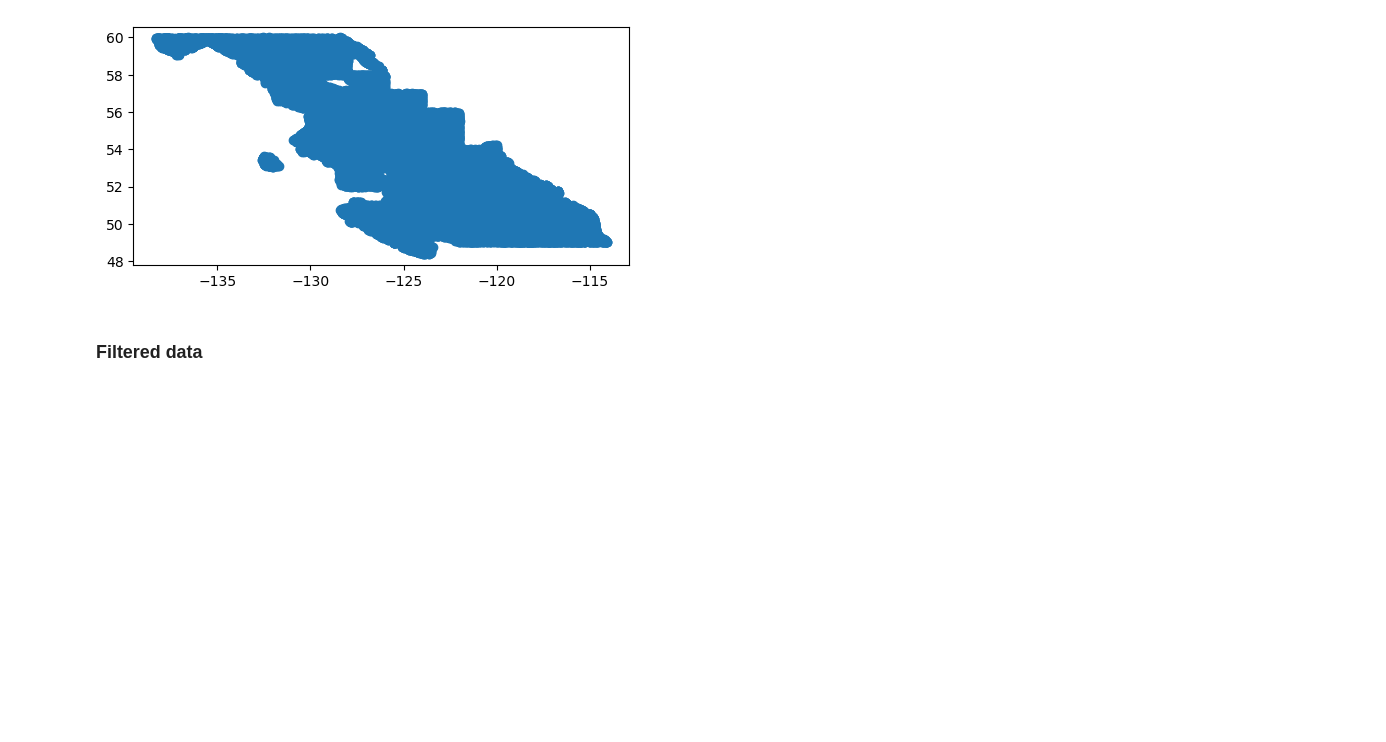
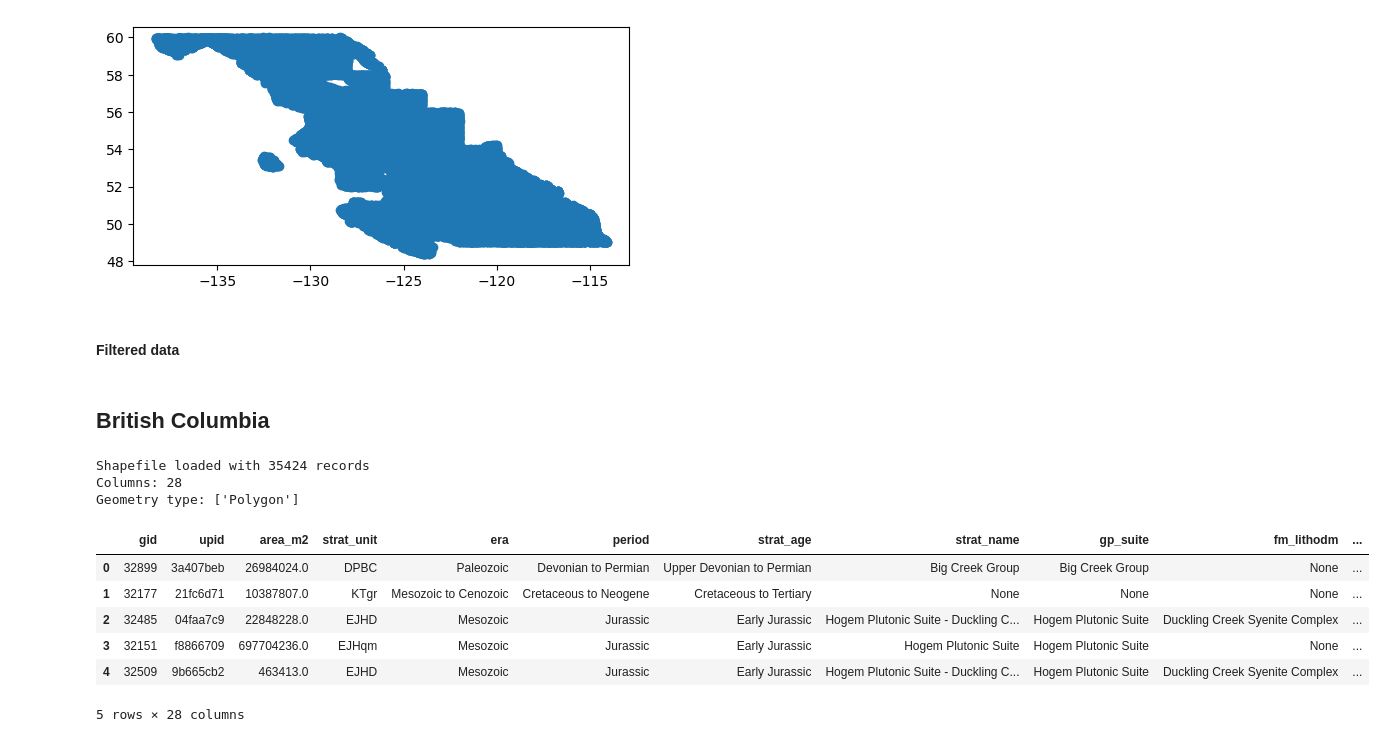
Before and after one commit to cvillarragamo/Tech_Treasures_Challenge, a Jupyter notebook: 1_Data_Collection_Cleaning.ipynb, the cells around one changed output. Drawn from its saved outputs; the diff is of its cells as text; code cells hidden in the pictures; blank space fills up the shorter version.

```diff
--- a/1_Data_Collection_Cleaning.ipynb
+++ b/1_Data_Collection_Cleaning.ipynb
@@ -80,7 +83,22 @@ Esperare a ver que dicen el paper sobre cual es la forma de explorar CM en sedim
 <Axes: >
 [figure]
 # %% [markdown]
-### Filtered data
+#### Filtered data
 # %%
 # target_geoquem = geoquem_geo[geoquem_geo.within(target_province.unary_union)]
 # # target_geoquem.plot()
+# %% [markdown]
+## British Columbia
+# %%
+bc= read_shapefile('datasets\shp\BC_bedrock_ll83.shp')
+# %% [output]
+Shapefile loaded with 35424 records
+Columns: 28
+Geometry type: ['Polygon']
+|  | gid | upid | area_m2 | strat_unit | era | period | strat_age | strat_name | gp_suite | fm_lithodm | ... |
+| 0 | 32899 | 3a407beb | 26984024.0 | DPBC | Paleozoic | Devonian to Permian | Upper Devonian to Permian | Big Creek Group | Big Creek Group | None | ... |
+| 1 | 32177 | 21fc6d71 | 10387807.0 | KTgr | Mesozoic to Cenozoic | Cretaceous to Neogene | Cretaceous to Tertiary | None | None | None | ... |
+| 2 | 32485 | 04faa7c9 | 22848228.0 | EJHD | Mesozoic | Jurassic | Early Jurassic | Hogem Plutonic Suite - Duckling C... | Hogem Plutonic Suite | Duckling Creek Syenite Complex | ... |
+| 3 | 32151 | f8866709 | 697704236.0 | EJHqm | Mesozoic | Jurassic | Early Jurassic | Hogem Plutonic Suite | Hogem Plutonic Suite | None | ... |
+| 4 | 32509 | 9b665cb2 | 463413.0 | EJHD | Mesozoic | Jurassic | Early Jurassic | Hogem Plutonic Suite - Duckling C... | Hogem Plutonic Suite | Duckling Creek Syenite Complex | ... |
+5 rows × 28 columns
```
Also changed, not shown: parts of 6 cells of this notebook.
